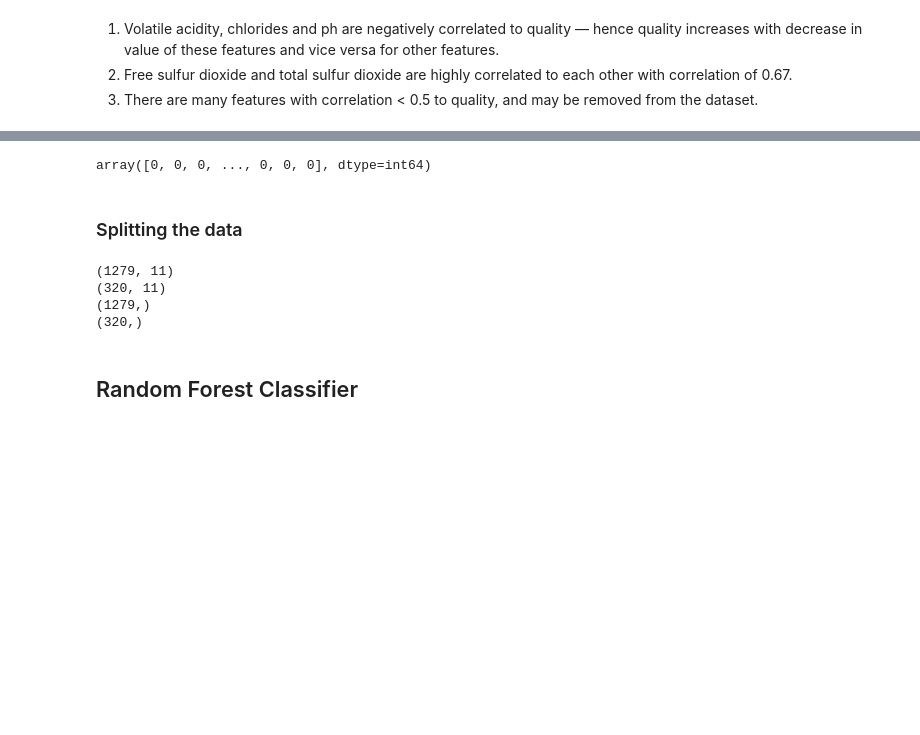
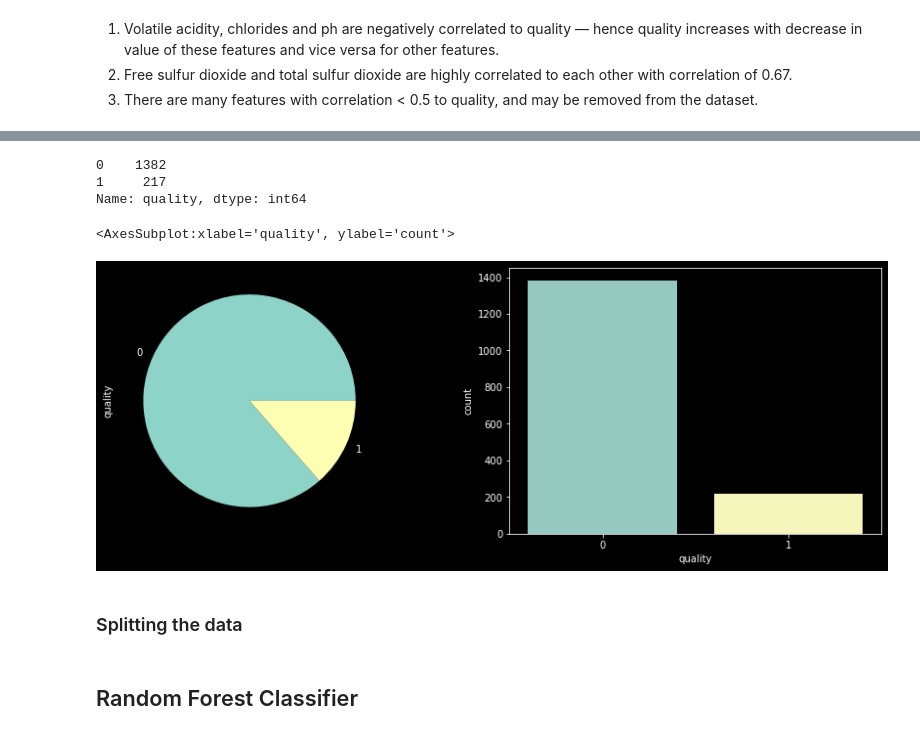
Before and after one commit to bensontjohn/ML-and-Statistics-assessment, a Jupyter notebook: scikit-learn.ipynb, the cells around one changed output, grey strips where cells are left out. Cells and saved outputs as stored; diff of their text form; code cells hidden in the pictures; blank space fills up the shorter version.

Commit message:
Finding the model score using Random Forrest classification for the wine quality dataset

```diff
--- a/scikit-learn.ipynb
+++ b/scikit-learn.ipynb
@@ -401,7 +401,9 @@ sns.heatmap(df_wine.corr(),annot=True)
 2. Free sulfur dioxide and total sulfur dioxide are highly correlated to each other with correlation of 0.67.
 3. There are many features with correlation < 0.5 to quality, and may be removed from the dataset.
 # %%
-#Separating to Dependent and Independent variables
+#Dividing quality of wine in two buckets - Good wine and Bad wine
 
-X = df_wine.iloc[:, :-1].values
-y = df_wine.iloc[:, -1].values
+bins = (2, 6.5, 8)
+group_names = ['bad', 'good']
+df_wine['quality'] = pd.cut(df_wine['quality'], bins = bins, labels = group_names)
+df_wine.head()
@@ -408,3 +417,5 @@ y = df_wine.iloc[:, -1].values
 # %%
-X
+#Map the values of bad and good to 0 and 1
+df_wine['quality'] = df_wine['quality'].map({'bad' : 0, 'good' : 1})
+df_wine.head(10)
 # %% [output]
@@ -418,21 +433,33 @@ array([[ 7.4  ,  0.7  ,  0.   , ...,  3.51 ,  0.56 ,  9.4  ],
 # %%
-y
+#Count and visualise number of different wine samples
+import warnings
+warnings.simplefilter(action='ignore', category=FutureWarning)
+print(df_wine['quality'].value_counts())
+fig, ax = plt.subplots(ncols=2, nrows=1, figsize=(15, 5))
+ax = ax.flatten()
+df_wine['quality'].value_counts().plot(x=0, y=1, kind='pie', figsize=(15,5), ax=ax[0])
+sns.countplot(df_wine['quality'], ax=ax[1])
 # %% [output]
-array([0, 0, 0, ..., 0, 0, 0], dtype=int64)
+0    1382
+1     217
+Name: quality, dtype: int64
+<AxesSubplot:xlabel='quality', ylabel='count'>
+[figure, added]
 # %% [markdown]
 ### Splitting the data
 # %%
-X_train, X_test, y_train, y_test = train_test_split(X, y, test_size = 0.2, random_state = 42)
+#Creating set of independent and dependent features
+X = df_wine.iloc[:, :-1]
+Y = (df_wine.iloc[:, 10])
 
-print(X_train.shape)
-print(X_test.shape)
-print(y_train.shape)
-print(y_test.shape)
+#Creating training and test set
+X_train, X_test, Y_train, Y_test = train_test_split(X, Y, test_size=0.20, random_state=0)
+
+#Feature scaling, but not scaling dependent variable as it has categorical data
+from sklearn.preprocessing import StandardScaler as ss
+SS = ss()
+X_train = SS.fit_transform(X_train)
+X_test = SS.transform(X_test)
-# %% [output]
-(1279, 11)
-(320, 11)
-(1279,)
-(320,)
 # %% [markdown]
 ## Random Forest Classifier
 # %%
```
Also changed, not shown: parts of 10 cells of this notebook.
